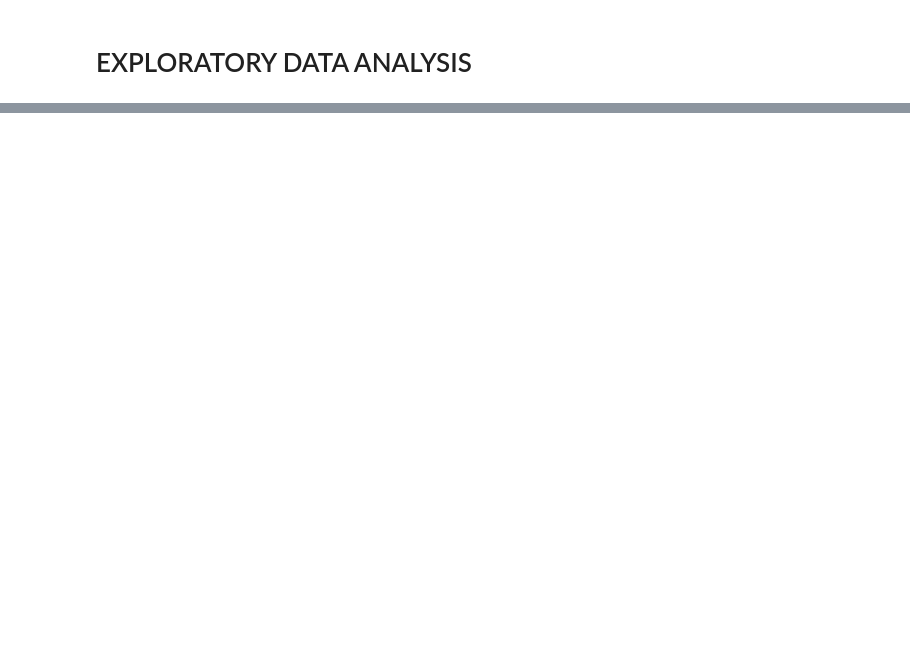
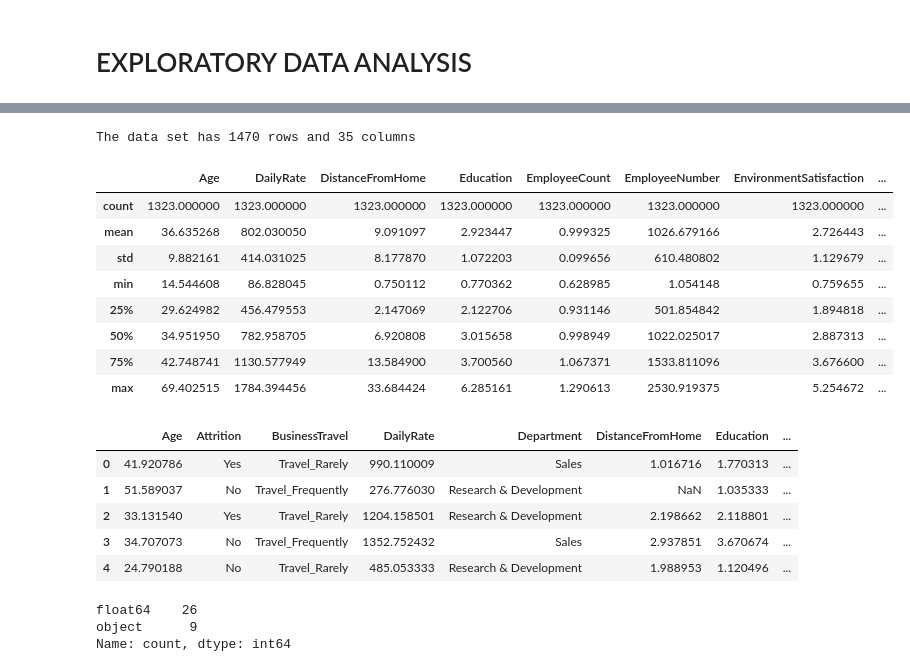
Before and after one commit to sba23416/SBA23416_Data-Preparation-Visualisation_Statistical_Techniques-for-Data-Analytics_Machine-Learning, a Jupyter notebook: HODAN MOHAMED ABDI_SBA23416_Lvl8_CA2.ipynb, the cells around one changed output, grey strips where cells are left out. Saved outputs shown, nothing was run; the diff lists cells and outputs as text; code cells hidden in the pictures; blank space fills up the shorter version.

```diff
--- a/HODAN MOHAMED ABDI_SBA23416_Lvl8_CA2.ipynb
+++ b/HODAN MOHAMED ABDI_SBA23416_Lvl8_CA2.ipynb
@@ -57,0 +105,25 @@ Number of Observations: 1470
+# %%
+print("The data set has {} rows and {} columns".format(Employee_Attrition_df.shape[0], Employee_Attrition_df.shape[1]))
+display(Employee_Attrition_df.describe())
+display(Employee_Attrition_df.head())
+display(Employee_Attrition_df.dtypes.value_counts())
+# %% [output]
+The data set has 1470 rows and 35 columns
+|  | Age | DailyRate | DistanceFromHome | Education | EmployeeCount | EmployeeNumber | EnvironmentSatisfaction | ... |
+| count | 1323.000000 | 1323.000000 | 1323.000000 | 1323.000000 | 1323.000000 | 1323.000000 | 1323.000000 | ... |
+| mean | 36.635268 | 802.030050 | 9.091097 | 2.923447 | 0.999325 | 1026.679166 | 2.726443 | ... |
+| std | 9.882161 | 414.031025 | 8.177870 | 1.072203 | 0.099656 | 610.480802 | 1.129679 | ... |
+| min | 14.544608 | 86.828045 | 0.750112 | 0.770362 | 0.628985 | 1.054148 | 0.759655 | ... |
+| 25% | 29.624982 | 456.479553 | 2.147069 | 2.122706 | 0.931146 | 501.854842 | 1.894818 | ... |
+| 50% | 34.951950 | 782.958705 | 6.920808 | 3.015658 | 0.998949 | 1022.025017 | 2.887313 | ... |
+| 75% | 42.748741 | 1130.577949 | 13.584900 | 3.700560 | 1.067371 | 1533.811096 | 3.676600 | ... |
+| max | 69.402515 | 1784.394456 | 33.684424 | 6.285161 | 1.290613 | 2530.919375 | 5.254672 | ... |
+|  | Age | Attrition | BusinessTravel | DailyRate | Department | DistanceFromHome | Education | ... |
+| 0 | 41.920786 | Yes | Travel_Rarely | 990.110009 | Sales | 1.016716 | 1.770313 | ... |
+| 1 | 51.589037 | No | Travel_Frequently | 276.776030 | Research & Development | NaN | 1.035333 | ... |
+| 2 | 33.131540 | Yes | Travel_Rarely | 1204.158501 | Research & Development | 2.198662 | 2.118801 | ... |
+| 3 | 34.707073 | No | Travel_Frequently | 1352.752432 | Sales | 2.937851 | 3.670674 | ... |
+| 4 | 24.790188 | No | Travel_Rarely | 485.053333 | Research & Development | 1.988953 | 1.120496 | ... |
+float64    26
+object      9
+Name: count, dtype: int64
```
Also changed, not shown: parts of 16 cells of this notebook.
